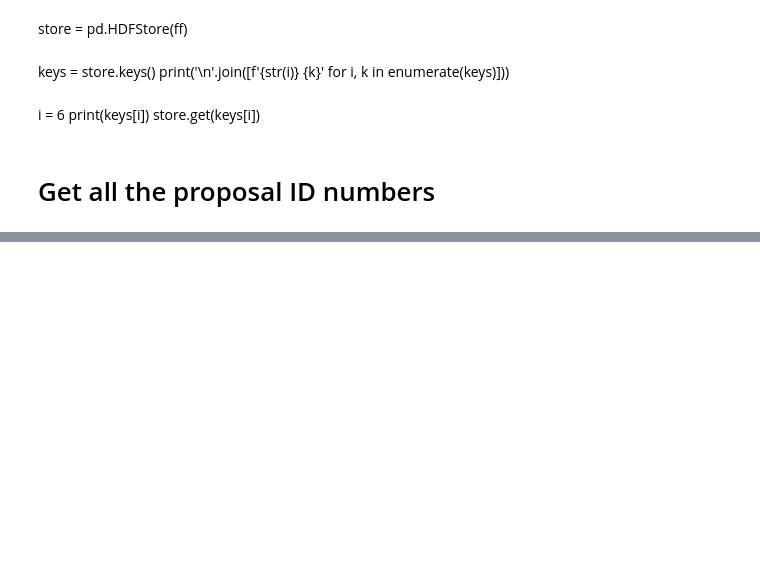
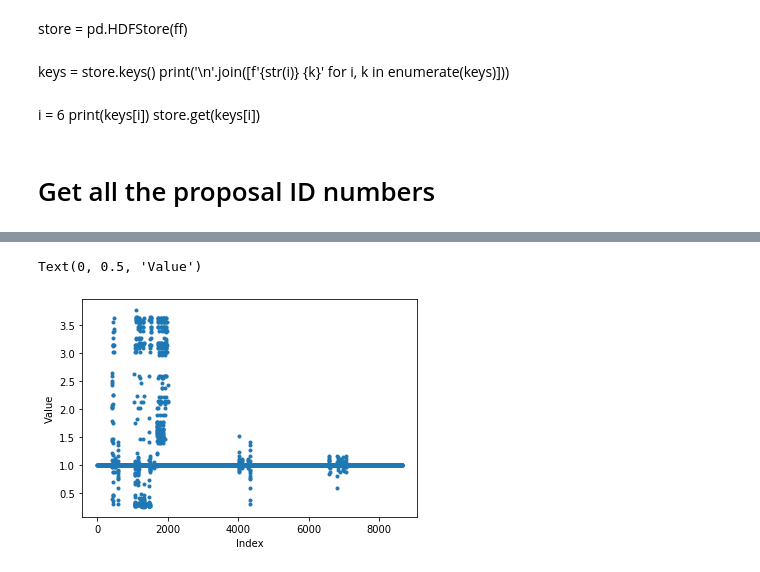
Before and after one commit to aggle/public_wifi, a Jupyter notebook: Tr14_data_explorer.ipynb, the cells around one changed output, grey strips where cells are left out. Drawn from its saved outputs; the diff is of its cells as text; code cells hidden in the pictures; blank space fills up the shorter version.

```diff
--- a/Tr14_data_explorer.ipynb
+++ b/Tr14_data_explorer.ipynb
@@ -337,0 +283,3 @@ RADESYS = 'ICRS    '
+# %%
+for i, hdu in enumerate(hdulist[1:]):
+    print(i+1, hdu.header['EXTNAME'], hdu.header['NAXIS'], hdu.header['NAXIS1'])
@@ -337,0 +337,10 @@ RADESYS = 'ICRS    '
+# %%
+fig, ax = plt.subplots(1, 1)
+i, j = 4, 5
+ax.scatter(np.arange(hdus[i].size), hdus[i]/hdus[j][:hdus[i].size], marker='.')
+ax.set_xlabel("Index")
+ax.set_ylabel("Value")
+# ax.set_title(hdus[0].header['WCSNAME'] + ', '+ str(hdu.data.size))
+# %% [output]
+Text(0, 0.5, 'Value')
+[figure, added]
```
Also changed, not shown: parts of 43 cells of this notebook, 2 other files.
